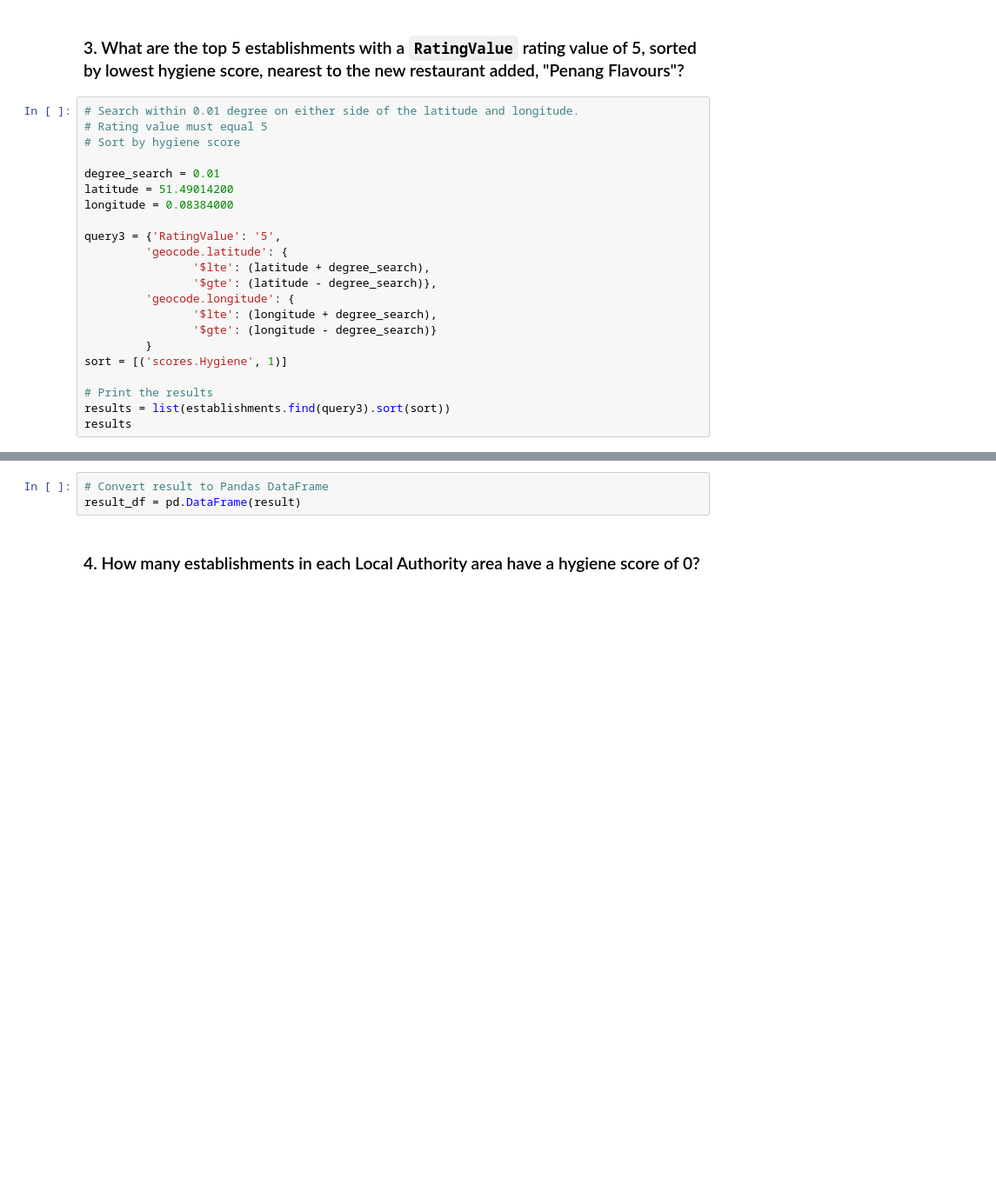
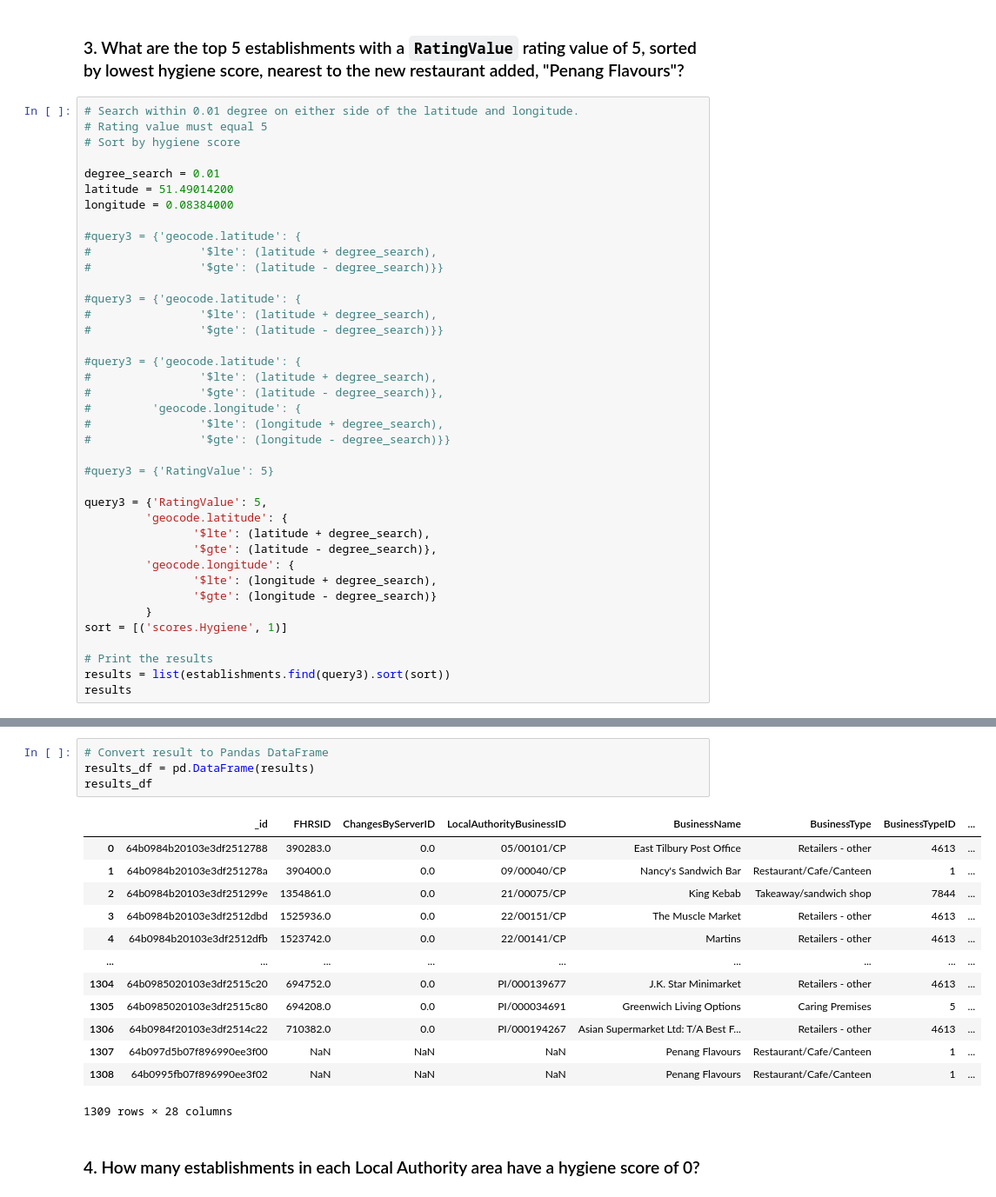
Before and after one commit to talveal/nosql-challenge, a Jupyter notebook: NoSQL_analysis_starter.ipynb, the cells around one changed output, grey strips where cells are left out. Shown at 87% size. Drawn from its saved outputs; the diff is of its cells as text; blank space fills up the shorter version.

```diff
--- a/NoSQL_analysis_starter.ipynb
+++ b/NoSQL_analysis_starter.ipynb
@@ -149,7 +149,24 @@ degree_search = 0.01
 latitude = 51.49014200
 longitude = 0.08384000
 
-query3 = {'RatingValue': '5',
+#query3 = {'geocode.latitude': {
+#                '$lte': (latitude + degree_search),
+#                '$gte': (latitude - degree_search)}}
+
+#query3 = {'geocode.latitude': {
+#                '$lte': (latitude + degree_search),
+#                '$gte': (latitude - degree_search)}}
+
+#query3 = {'geocode.latitude': {
+#                '$lte': (latitude + degree_search),
+#                '$gte': (latitude - degree_search)},
+#         'geocode.longitude': {
+#                '$lte': (longitude + degree_search),
+#                '$gte': (longitude - degree_search)}}
+
+#query3 = {'RatingValue': 5}
+
+query3 = {'RatingValue': 5,
          'geocode.latitude': {
                 '$lte': (latitude + degree_search),
                 '$gte': (latitude - degree_search)},
@@ -167,6 +200,21 @@ TypeError: if no direction is specified, key_or_list must be an instance of list
 # %%
 # Convert result to Pandas DataFrame
-result_df = pd.DataFrame(result)
+results_df = pd.DataFrame(results)
+results_df
+# %% [output]
+|  | _id | FHRSID | ChangesByServerID | LocalAuthorityBusinessID | BusinessName | BusinessType | BusinessTypeID | ... |
+| 0 | 64b0984b20103e3df2512788 | 390283.0 | 0.0 | 05/00101/CP | East Tilbury Post Office | Retailers - other | 4613 | ... |
+| 1 | 64b0984b20103e3df251278a | 390400.0 | 0.0 | 09/00040/CP | Nancy's Sandwich Bar | Restaurant/Cafe/Canteen | 1 | ... |
+| 2 | 64b0984b20103e3df251299e | 1354861.0 | 0.0 | 21/00075/CP | King Kebab | Takeaway/sandwich shop | 7844 | ... |
+| 3 | 64b0984b20103e3df2512dbd | 1525936.0 | 0.0 | 22/00151/CP | The Muscle Market | Retailers - other | 4613 | ... |
+| 4 | 64b0984b20103e3df2512dfb | 1523742.0 | 0.0 | 22/00141/CP | Martins | Retailers - other | 4613 | ... |
+| ... | ... | ... | ... | ... | ... | ... | ... | ... |
+| 1304 | 64b0985020103e3df2515c20 | 694752.0 | 0.0 | PI/000139677 | J.K. Star Minimarket | Retailers - other | 4613 | ... |
+| 1305 | 64b0985020103e3df2515c80 | 694208.0 | 0.0 | PI/000034691 | Greenwich Living Options | Caring Premises | 5 | ... |
+| 1306 | 64b0984f20103e3df2514c22 | 710382.0 | 0.0 | PI/000194267 | Asian Supermarket Ltd: T/A Best F... | Retailers - other | 4613 | ... |
+| 1307 | 64b097d5b07f896990ee3f00 | NaN | NaN | NaN | Penang Flavours | Restaurant/Cafe/Canteen | 1 | ... |
+| 1308 | 64b0995fb07f896990ee3f02 | NaN | NaN | NaN | Penang Flavours | Restaurant/Cafe/Canteen | 1 | ... |
+1309 rows × 28 columns
 # %% [markdown]
 ### 4. How many establishments in each Local Authority area have a hygiene score of 0?
 # %%
```
Also changed, not shown: parts of 1 cell of this notebook.
